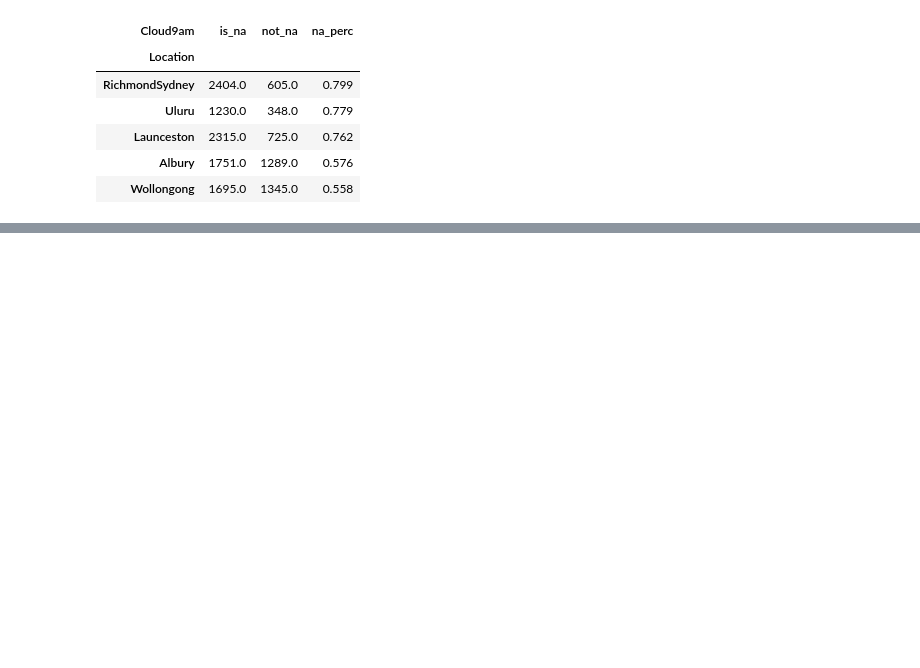
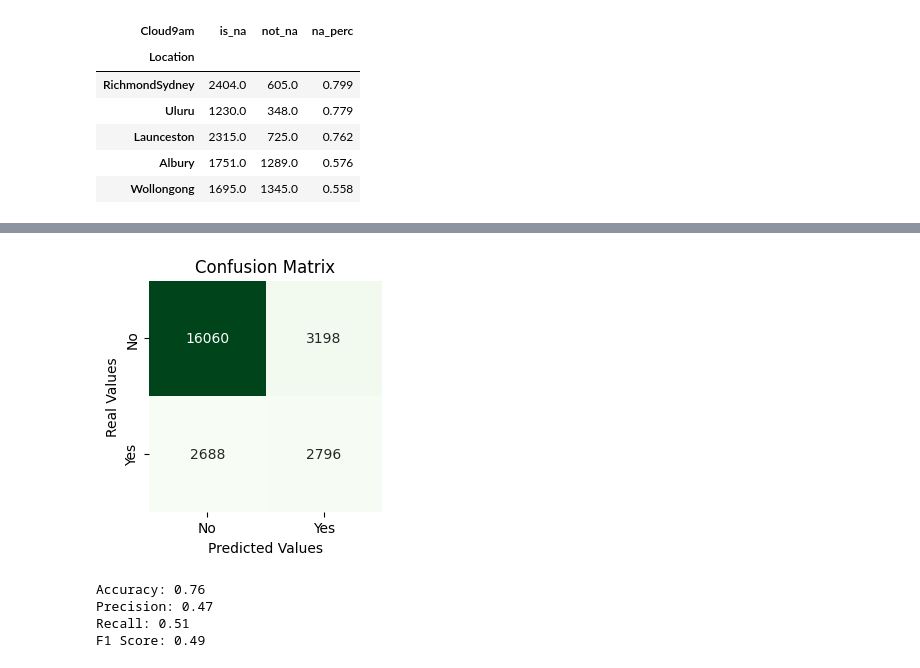
Before and after one commit to jcruz-ferreyra/aprMaqI_CEIA, a Jupyter notebook: TP/source/exploratory_analysis.ipynb, the cells around one changed output, grey strips where cells are left out. Cells and saved outputs as stored; diff of their text form; code cells hidden in the pictures; blank space fills up the shorter version.

```diff
--- a/TP/source/exploratory_analysis.ipynb
+++ b/TP/source/exploratory_analysis.ipynb
@@ -445,0 +664,2 @@ count_nas_per_location(df, "Cloud9am").head(5)
+# %%
+df = pd.merge(df, gdf_locations.drop(columns="geometry"), on="Location")
@@ -445,0 +672,16 @@ count_nas_per_location(df, "Cloud9am").head(5)
+# %%
+dirs = ["E", "ENE", "NE", "NNE", "N", "NNW", "NW", "WNW", "W", "WSW", "SW", "SSW", "S", "SSE", "SE", "ESE"]
+angles = np.radians(np.arange(0, 360, 22.5))
+mapping_dict = {d: a for (d, a) in zip(dirs, angles)}
+# %%
+wind_dir_columns = ["WindGustDir", "WindDir9am", "WindDir3pm"]
+for column in wind_dir_columns:
+    df[f"{column}Angle"] = df[column].map(mapping_dict)
+
+    scaler = StandardScaler()
+    scaled_speed = scaler.fit_transform(df[column.replace("Dir", "Speed")].values.reshape(-1, 1)).flatten()
+
+    df[f"{column}Cos"] = np.cos(df[f"{column}Angle"]) * scaled_speed
+    df[f"{column}Sin"] = np.sin(df[f"{column}Angle"]) * scaled_speed
+
+    df = df.drop(columns=f"{column}Angle")
@@ -445,0 +766,8 @@ count_nas_per_location(df, "Cloud9am").head(5)
+# %%
+utils.evaluate_predictions(y1_test, y1_pred)
+# %% [output]
+[figure, added]
+Accuracy: 0.76
+Precision: 0.47
+Recall: 0.51
+F1 Score: 0.49
```
Also changed, not shown: parts of 22 cells of this notebook, 1 other file.
